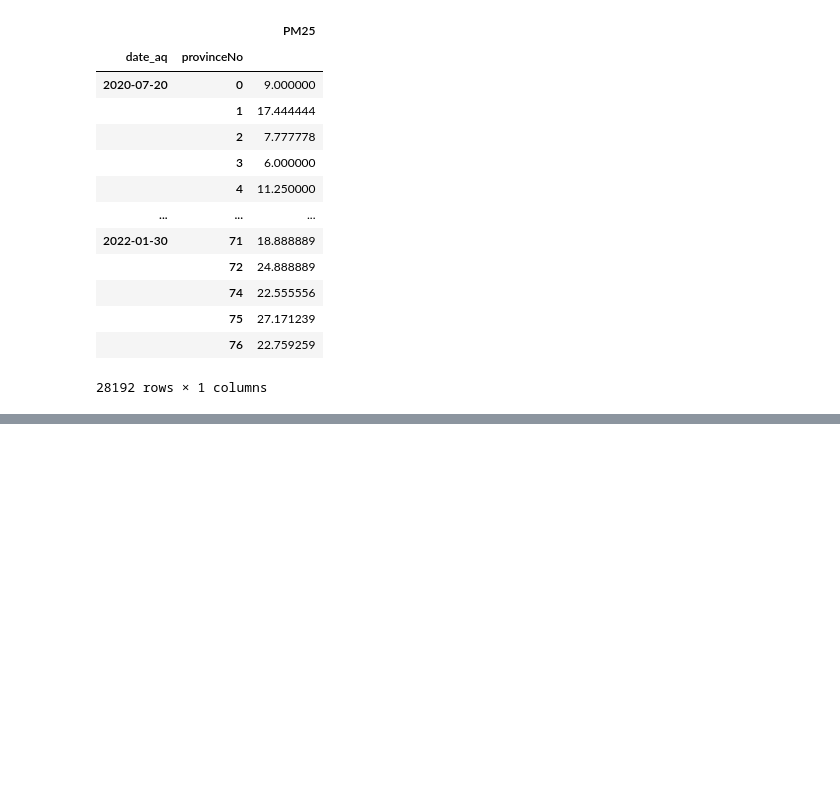
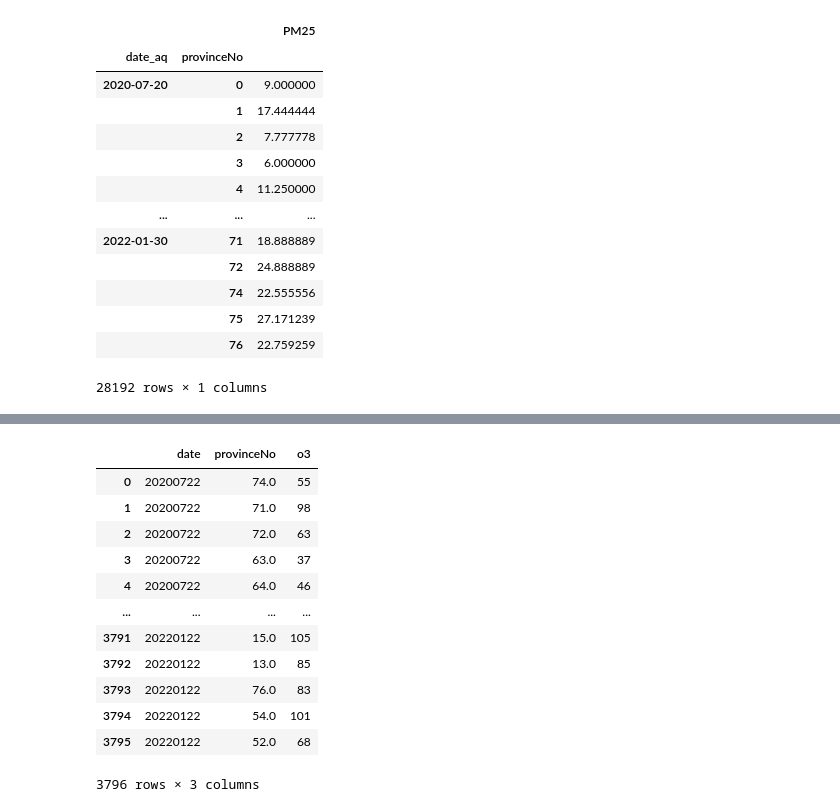
Before and after one commit to Peemajoke/DataSciProject2, a Jupyter notebook: Code/ProjectCode.ipynb, the cells around one changed output, grey strips where cells are left out. Saved outputs shown, nothing was run; the diff lists cells and outputs as text; code cells hidden in the pictures; blank space fills up the shorter version.

```diff
--- a/Code/ProjectCode.ipynb
+++ b/Code/ProjectCode.ipynb
@@ -245,0 +384,2 @@ dfPM25
+# %%
+dfO3 = pd.read_csv("../ScrapedData/O3Data.csv")
@@ -245,0 +395,17 @@ dfPM25
+# %%
+dfO3 = dfO3.drop(columns=dfO3.columns[0], axis=1)
+dfO3
+# %% [output]
+|  | date | provinceNo | o3 |
+| 0 | 20200722 | 74.0 | 55 |
+| 1 | 20200722 | 71.0 | 98 |
+| 2 | 20200722 | 72.0 | 63 |
+| 3 | 20200722 | 63.0 | 37 |
+| 4 | 20200722 | 64.0 | 46 |
+| ... | ... | ... | ... |
+| 3791 | 20220122 | 15.0 | 105 |
+| 3792 | 20220122 | 13.0 | 85 |
+| 3793 | 20220122 | 76.0 | 83 |
+| 3794 | 20220122 | 54.0 | 101 |
+| 3795 | 20220122 | 52.0 | 68 |
+3796 rows × 3 columns
```
Also changed, not shown: parts of 33 cells of this notebook, 1 other file.
